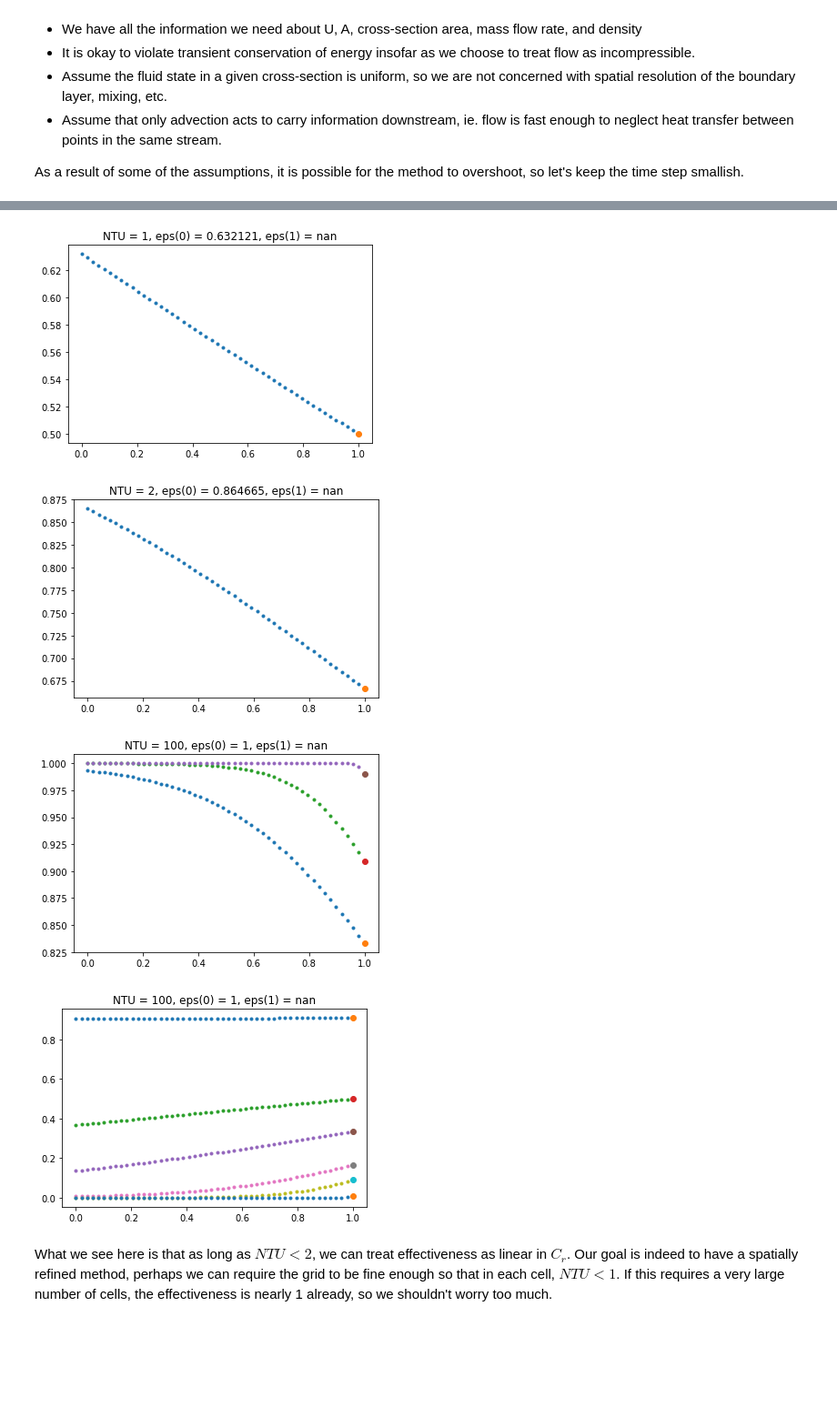
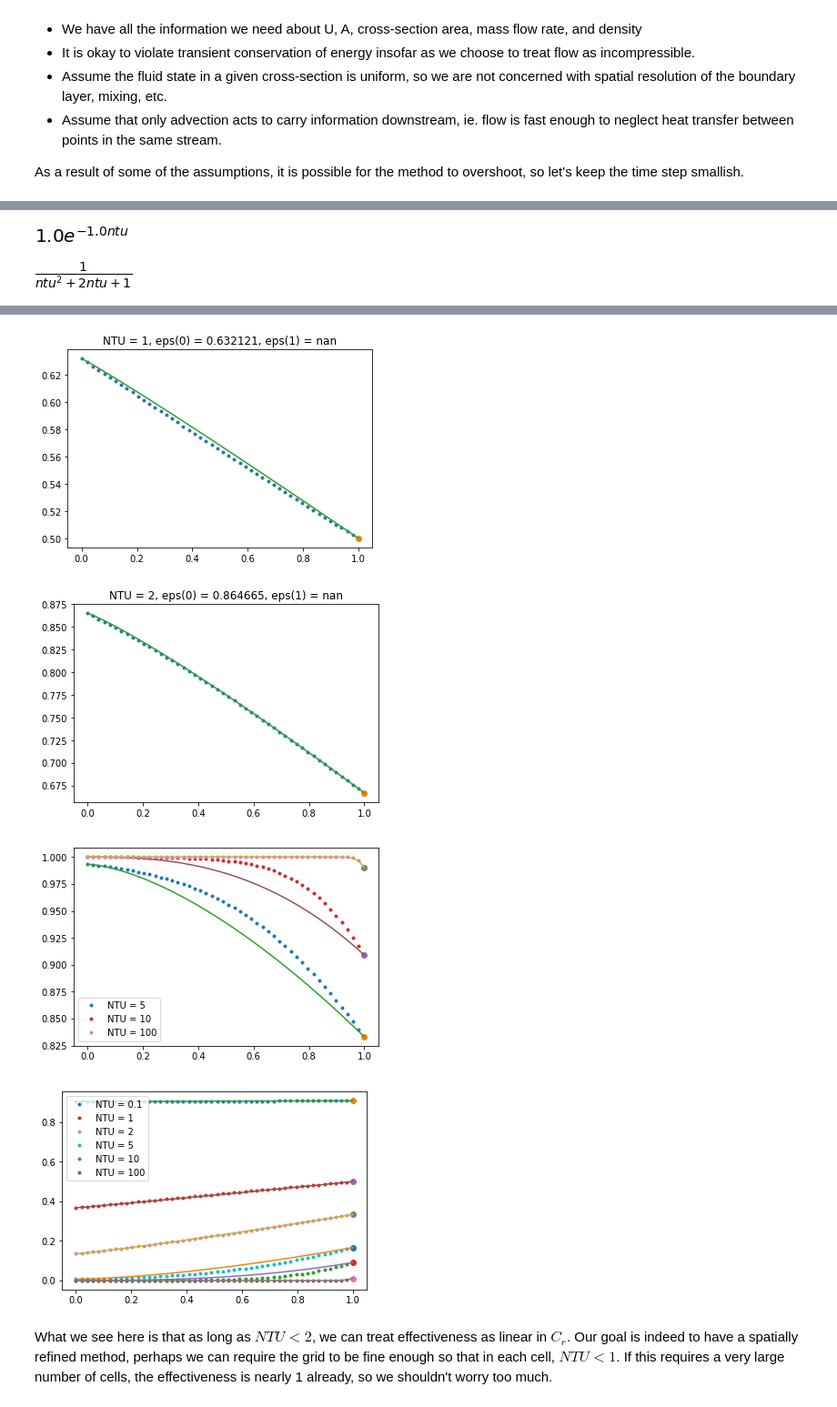
Before and after one commit to nfette/openACHP, a Jupyter notebook: src/FEM HX.ipynb, the cells around one changed output, grey strips where cells are left out. Shown at 91% size. Cells and saved outputs as stored; diff of their text form; code cells hidden in the pictures; blank space fills up the shorter version.

```diff
--- a/src/FEM HX.ipynb
+++ b/src/FEM HX.ipynb
@@ -37,0 +40,7 @@ Our first numerical task is to make this function behave well with respect to $C
+# %%
+import sympy
+sympy.init_printing()
+ntu, c_r = sympy.symbols('ntu c_r')
+expr = (1-sympy.exp(-(ntu * (1.-c_r)))) / (1- c_r * sympy.exp(-(ntu * (1.-c_r))))
+dedn = sympy.diff(expr,ntu)
+dedn
@@ -37,0 +49,10 @@ Our first numerical task is to make this function behave well with respect to $C
+# %%
+dedn0 = dedn.subs(c_r, 0)
+dedn0
+# %% [output]
+[figure, added]
+# %%
+dedn1 = dedn.limit(c_r, 1)
+dedn1
+# %% [output]
+[figure, added]
@@ -43,25 +68,55 @@ def counterflow_effectiveness(ntu, c_r):
     return (1. - a) / (1. - c_r * a)
 def counterflow_effectiveness_matched(ntu):
     return ntu / (1. + ntu)
+def counterflow_effectiveness_bivariate(ntu,c_r):
+    #e_ntu_0 = ntu
+    #e_ntu_inf = 1
+    #x = 1 - exp(-ntu)
+
+    e_c_r_0 = 1 - exp(-ntu)
+    e_c_r_1 = ntu / (1 + ntu)
+    # NTU, pow
+    #   1    1
+    #   5    2
+    #  10    5
+    # 100  100
+    alpha = power(c_r, 1 + 0.05 * ntu**1.5)
+    beta = 1-alpha
+
+    return beta * e_c_r_0 + alpha * e_c_r_1
 # %%
 import matplotlib.pyplot as plt
-for ntu,fig in zip([0.1, 1, 2, 5, 10, 100],[1,2,3,4,4,4]):
+for ntu,fig in zip([0.1, 1, 2],[1,2,3]):
     c_r = numpy.linspace(0,1)
     ce = counterflow_effectiveness(ntu, c_r)
     c1 = counterflow_effectiveness_matched(ntu)
+    cb = counterflow_effectiveness_bivariate(ntu, c_r)
     plt.figure(fig)
     plt.plot(c_r, ce, '.')
     plt.plot(1, c1, 'o')
+    plt.plot(c_r, cb, '-')
     plt.title("NTU = {:g}, eps(0) = {:g}, eps(1) = {:g}".format(
         ntu, ce[0], ce[-1]))
+for ntu,fig in zip([5, 10, 100],[4,4,4]):
+    c_r = numpy.linspace(0,1)
+    ce = counterflow_effectiveness(ntu, c_r)
+    c1 = counterflow_effectiveness_matched(ntu)
+    cb = counterflow_effectiveness_bivariate(ntu, c_r)
+    plt.figure(fig)
+    plt.plot(c_r, ce, '.', label="NTU = {:g}".format(
+        ntu, ce[0], ce[-1]))
+    plt.plot(1, c1, 'o')
+    plt.plot(c_r, cb, '-')
+plt.legend()
 for ntu,fig in zip([0.1, 1, 2, 5, 10, 100],[5,5,5,5,5,5]):
     c_r = numpy.linspace(0,1)
     ce = counterflow_effectiveness(ntu, c_r)
     c1 = counterflow_effectiveness_matched(ntu)
+    cb = counterflow_effectiveness_bivariate(ntu, c_r)
     plt.figure(fig)
-    plt.plot(c_r, (1-ce), '.')
+    plt.plot(c_r, (1-ce), '.', label="NTU = {:g}".format(ntu))
     plt.plot(1, (1-c1), 'o')
-    plt.title("NTU = {:g}, eps(0) = {:g}, eps(1) = {:g}".format(
-        ntu, ce[0], ce[-1]))
+    plt.plot(c_r, (1-cb), '-')
+plt.legend()
 plt.show()
 # %% [output]
@@ -69,7 +124,7 @@ plt.show()
-[figure, old version]
+[figure, new version]
-[figure, old version]
+[figure, new version]
-[figure, old version]
+[figure, new version]
-[figure, old version]
+[figure, new version]
 # %% [markdown]
 What we see here is that as long as $NTU < 2$, we can treat effectiveness as linear in $C_r$. Our goal is indeed to have a spatially refined method, perhaps we can require the grid to be fine enough so that in each cell, $NTU < 1$. If this requires a very large number of cells, the effectiveness is nearly 1 already, so we shouldn't worry too much.
 # %%
```
Also changed, not shown: parts of 6 cells of this notebook.
